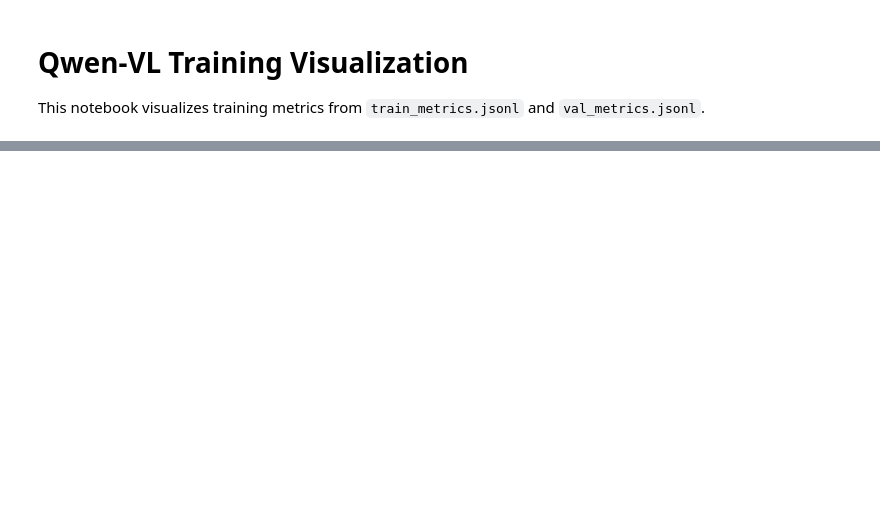
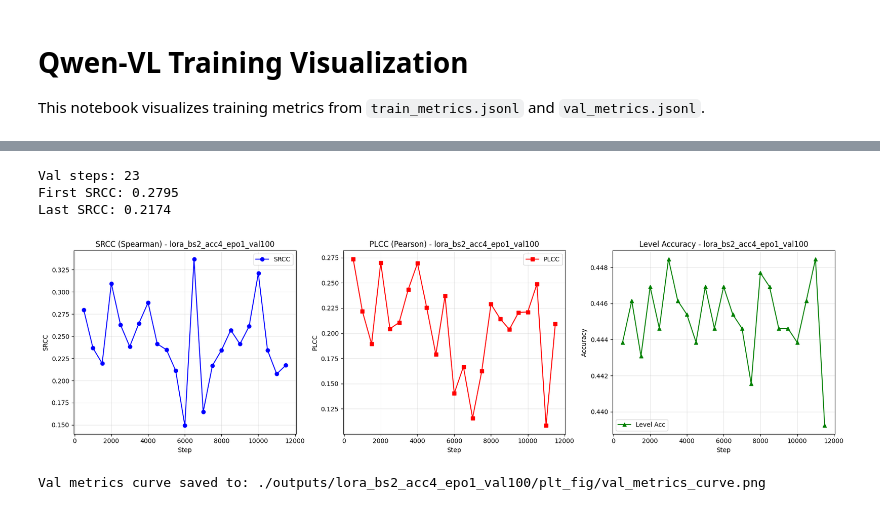
Before and after one commit to binwindow/qwen_ProtraitCraft, a Jupyter notebook: visualization.ipynb, the cells around one changed output, grey strips where cells are left out. Drawn from its saved outputs; the diff is of its cells as text; code cells hidden in the pictures; blank space fills up the shorter version.

```diff
--- a/visualization.ipynb
+++ b/visualization.ipynb
@@ -42,8 +45,12 @@ print(f"Loaded {len(val_metrics)} val metric records")
 # %%
 # Extract training loss
 if train_metrics:
-    train_steps = [m['step'] for m in train_metrics if 'step' in m and 'loss' in m]
-    train_losses = [m['loss'] for m in train_metrics if 'step' in m and 'loss' in m]
+    # Use same filter for all metrics to ensure same length
+    valid_metrics = [m for m in train_metrics if 'step' in m and 'loss' in m]
+    train_steps = [m['step'] for m in valid_metrics]
+    train_losses = [m['loss'] for m in valid_metrics]
+    train_grad_norms = [m.get('grad_norm') for m in valid_metrics]
+    train_lrs = [m.get('learning_rate', 0) for m in valid_metrics]
     print(f"Train steps: {len(train_steps)}")
     print(f"First train loss: {train_losses[0] if train_losses else 'N/A'}")
     print(f"Last train loss: {train_losses[-1] if train_losses else 'N/A'}")
@@ -66,40 +101,55 @@ if train_steps:
 # Extract validation metrics
 if val_metrics:
     val_steps = [m['step'] for m in val_metrics if 'step' in m]
-    val_losses = [m.get('val_loss', 0) for m in val_metrics if 'step' in m]
-    clipscores = [m.get('clipscore', 0) for m in val_metrics if 'step' in m]
+    val_srcc = [m.get('srcc', 0) for m in val_metrics if 'step' in m]
+    val_plcc = [m.get('plcc', 0) for m in val_metrics if 'step' in m]
+    val_level_acc = [m.get('level_acc', 0) for m in val_metrics if 'step' in m]
     print(f"Val steps: {len(val_steps)}")
-    if val_losses:
-        print(f"First val loss: {val_losses[0]}")
-        print(f"Last val loss: {val_losses[-1]}")
+    if val_srcc:
+        print(f"First SRCC: {val_srcc[0]:.4f}")
+        print(f"Last SRCC: {val_srcc[-1]:.4f}")
+# %% [output]
+Val steps: 23
+First SRCC: 0.2795
+Last SRCC: 0.2174
 # %%
 # Plot validation metrics
 if val_steps:
-    fig, axes = plt.subplots(1, 2, figsize=(14, 5))
+    fig, axes = plt.subplots(1, 3, figsize=(18, 5))
 
-    # Val loss
-    axes[0].plot(val_steps, val_losses, 'r-', marker='o', label='Val Loss')
+    # SRCC
+    axes[0].plot(val_steps, val_srcc, 'b-', marker='o', label='SRCC')
     axes[0].set_xlabel('Step')
-    axes[0].set_ylabel('Validation Loss')
-    axes[0].set_title(f'Validation Loss - {EXP_NAME}')
+    axes[0].set_ylabel('SRCC')
+    axes[0].set_title(f'SRCC (Spearman) - {EXP_NAME}')
     axes[0].grid(True, alpha=0.3)
     axes[0].legend()
 
-    # CLIPScore (if available)
-    if any(clipscores):
-        axes[1].plot(val_steps, clipscores, 'g-', marker='s', label='CLIPScore')
-        axes[1].set_xlabel('Step')
-        axes[1].set_ylabel('CLIPScore')
-        axes[1].set_title(f'CLIPScore - {EXP_NAME}')
-        axes[1].grid(True, alpha=0.3)
-        axes[1].legend()
+    # PLCC
+    axes[1].plot(val_steps, val_plcc, 'r-', marker='s', label='PLCC')
+    axes[1].set_xlabel('Step')
+    axes[1].set_ylabel('PLCC')
+    axes[1].set_title(f'PLCC (Pearson) - {EXP_NAME}')
+    axes[1].grid(True, alpha=0.3)
+    axes[1].legend()
+
+    # Level Accuracy
+    axes[2].plot(val_steps, val_level_acc, 'g-', marker='^', label='Level Acc')
+    axes[2].set_xlabel('Step')
+    axes[2].set_ylabel('Accuracy')
+    axes[2].set_title(f'Level Accuracy - {EXP_NAME}')
+    axes[2].grid(True, alpha=0.3)
+    axes[2].legend()
 
     plt.tight_layout()
 
-    val_curve_path = os.path.join(PLT_DIR, "val_curve.png")
+    val_curve_path = os.path.join(PLT_DIR, "val_metrics_curve.png")
     plt.savefig(val_curve_path, dpi=150, bbox_inches='tight')
     plt.show()
-    print(f"Val curve saved to: {val_curve_path}")
+    print(f"Val metrics curve saved to: {val_curve_path}")
+# %% [output]
+[figure, added]
+Val metrics curve saved to: ./outputs/lora_bs2_acc4_epo1_val100/plt_fig/val_metrics_curve.png
 # %%
 print("Visualization complete!")
 print(f"Output directory: {PLT_DIR}")
```
Also changed, not shown: parts of 5 cells of this notebook, 3 other files.
